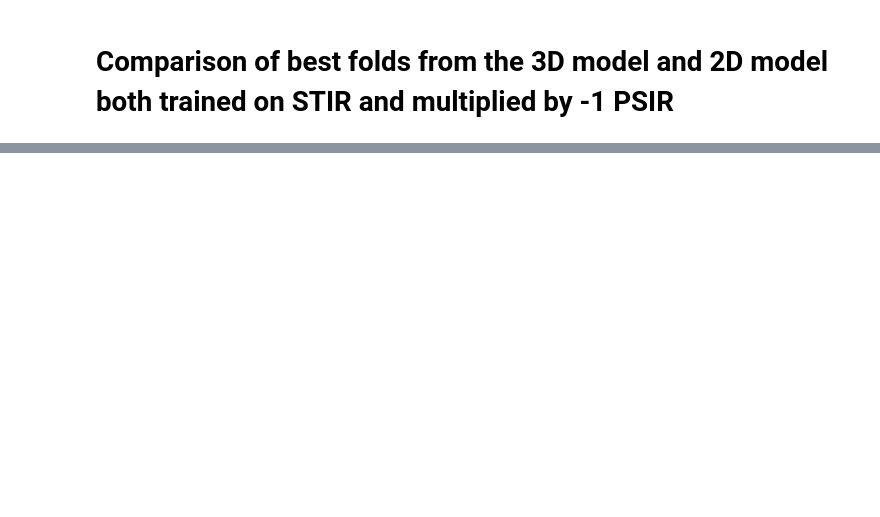
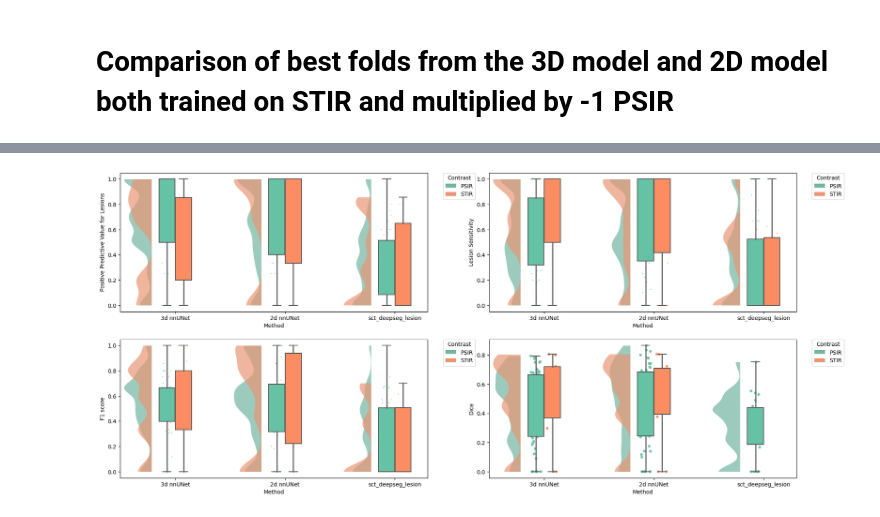
Before and after one commit to ivadomed/canproco, a Jupyter notebook: nnunet/nnUNet_inference_analysis.ipynb, the cells around one changed output, grey strips where cells are left out. Drawn from its saved outputs; the diff is of its cells as text; code cells hidden in the pictures; blank space fills up the shorter version.

```diff
--- a/nnunet/nnUNet_inference_analysis.ipynb
+++ b/nnunet/nnUNet_inference_analysis.ipynb
@@ -764,0 +983,79 @@ print(table)
+# %%
+fig = plt.figure(figsize=(22, 10))
+
+plt.subplot(2, 2, 1)
+ax = pt.RainCloud(data=df123,
+                          x='Method',
+                          y='Positive Predictive Value for Lesions',
+                          hue='Contrast',
+                          #order=METHODS_TO_LABEL_SC.keys() if pred_type == 'sc' else METHODS_TO_LABEL_LESION.keys(),
+                          dodge=True,       # move boxplots next to each other
+                          linewidth=0,      # violionplot border line (0 - no line)
+                          width_viol=.5,    # violionplot width
+                          width_box=.3,     # boxplot width
+                          rain_alpha=.5,    # individual points transparency - https://github.com/pog87/PtitPrince/blob/23debd9b70fca94724a06e72e049721426235f50/ptitprince/PtitPrince.py#L707
+                          rain_s=2,         # individual points size
+                          alpha=.7,         # violin plot transparency
+                          box_showmeans=True,  # show mean value inside the boxplots
+                          box_meanprops={'marker': '^', 'markerfacecolor': 'black', 'markeredgecolor': 'black',
+                                         'markersize': '6'},
+
+                          )
+
+plt.subplot(2, 2, 2)
+ax = pt.RainCloud(data=df123,
+                          x='Method',
+                          y='Lesion Sensitivity',
+                          hue='Contrast',
+                          #order=METHODS_TO_LABEL_SC.keys() if pred_type == 'sc' else METHODS_TO_LABEL_LESION.keys(),
+                          dodge=True,       # move boxplots next to each other
+                          linewidth=0,      # violionplot border line (0 - no line)
+                          width_viol=.5,    # violionplot width
+                          width_box=.3,     # boxplot width
+                          rain_alpha=.7,    # individual points transparency - https://github.com/pog87/PtitPrince/blob/23debd9b70fca94724a06e72e049721426235f50/ptitprince/PtitPrince.py#L707
+                          rain_s=2,         # individual points size
+                          alpha=.7,         # violin plot transparency
+                          box_showmeans=True,  # show mean value inside the boxplots
+                          box_meanprops={'marker': '^', 'markerfacecolor': 'black', 'markeredgecolor': 'black',
+                                         'markersize': '6'},
+                          )
+
+plt.subplot(2, 2, 3)
+ax = pt.RainCloud(data=df123,
+                          x='Method',
+                          y='F1 score',
+                          hue='Contrast',
+                          #order=METHODS_TO_LABEL_SC.keys() if pred_type == 'sc' else METHODS_TO_LABEL_LESION.keys(),
+                          dodge=True,       # move boxplots next to each other
+                          linewidth=0,      # violionplot border line (0 - no line)
+                          width_viol=.5,    # violionplot width
+                          width_box=.3,     # boxplot width
+                          rain_alpha=.7,    # individual points transparency - https://github.com/pog87/PtitPrince/blob/23debd9b70fca94724a06e72e049721426235f50/ptitprince/PtitPrince.py#L707
+                          rain_s=2,         # individual points size
+                          alpha=.7,         # violin plot transparency
+                          box_showmeans=True,  # show mean value inside the boxplots
+                          box_meanprops={'marker': '^', 'markerfacecolor': 'black', 'markeredgecolor': 'black',
+                                         'markersize': '6'},
+                          )
+
+plt.subplot(2, 2, 4)
+ax = pt.RainCloud(data=df123,
+                          x='Method',
+                          y='Dice',
+                          hue='Contrast',
+                          #order=METHODS_TO_LABEL_SC.keys() if pred_type == 'sc' else METHODS_TO_LABEL_LESION.keys(),
+                          dodge=True,       # move boxplots next to each other
+                          linewidth=0,      # violionplot border line (0 - no line)
+                          width_viol=.5,    # violionplot width
+                          width_box=.3,     # boxplot width
+                          rain_alpha=.9,    # individual points transparency - https://github.com/pog87/PtitPrince/blob/23debd9b70fca94724a06e72e049721426235f50/ptitprince/PtitPrince.py#L707
+                          rain_s=5,         # individual points size
+                          alpha=.7,         # violin plot transparency
+                          box_showmeans=True,  # show mean value inside the boxplots
+                          box_meanprops={'marker': '^', 'markerfacecolor': 'black', 'markeredgecolor': 'black',
+                                         'markersize': '6'},
+                          )
+
+plt.show()
+# %% [output]
+[figure, added]
```
Also changed, not shown: parts of 10 cells of this notebook.
